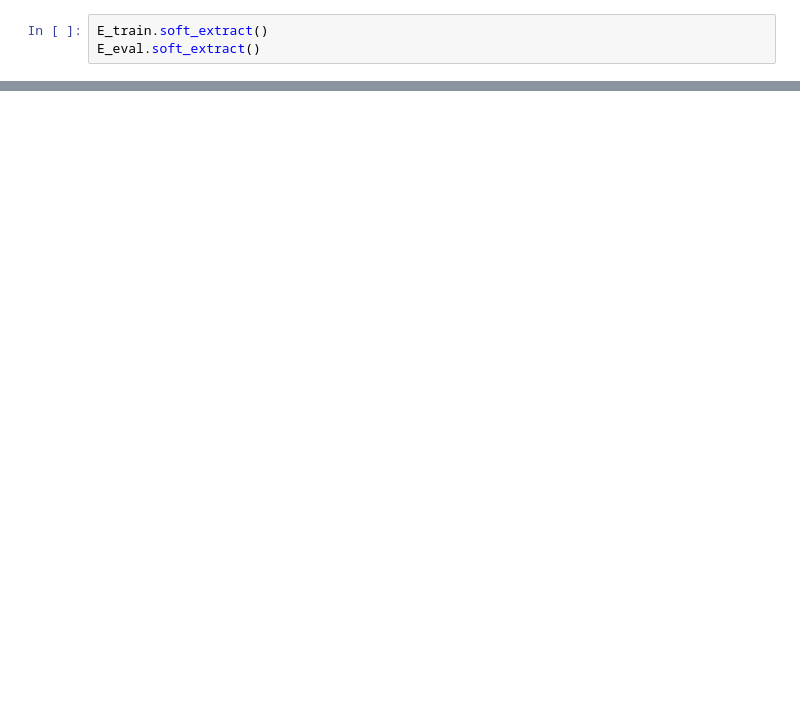
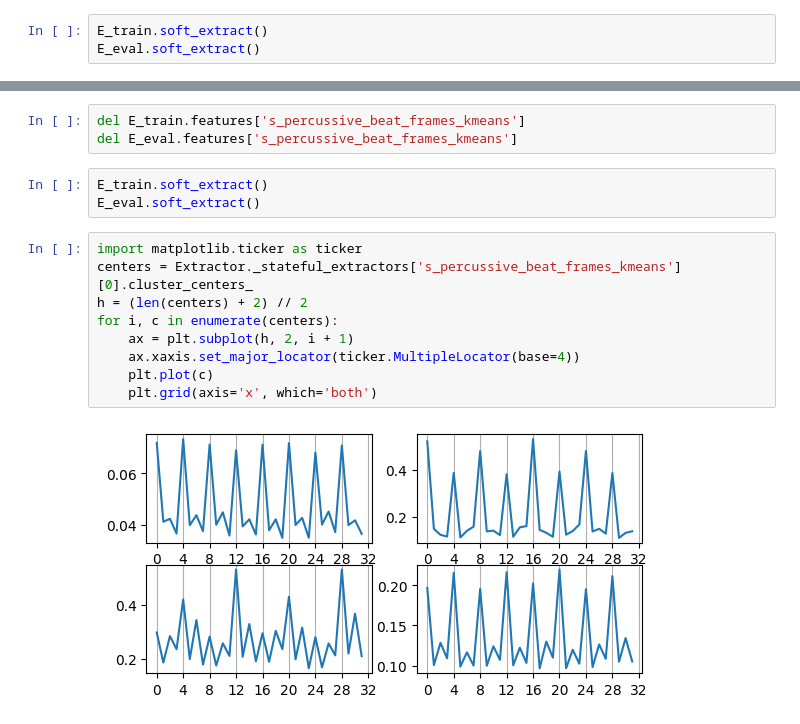
Before and after one commit to dmitrysluch/ariel-tds-music-genre, a Jupyter notebook: genre_detenction_ext.ipynb, the cells around one changed output, grey strips where cells are left out. Drawn from its saved outputs; the diff is of its cells as text; blank space fills up the shorter version.

```diff
--- a/genre_detenction_ext.ipynb
+++ b/genre_detenction_ext.ipynb
@@ -1668,0 +914,17 @@ plt.pcolor(Extractor._stateful_extractors['percussive_beat_frames_svd'][0].compo
+# %%
+del E_train.features['s_percussive_beat_frames_kmeans']
+del E_eval.features['s_percussive_beat_frames_kmeans']
+# %%
+E_train.soft_extract()
+E_eval.soft_extract()
+# %%
+import matplotlib.ticker as ticker
+centers = Extractor._stateful_extractors['s_percussive_beat_frames_kmeans'][0].cluster_centers_
+h = (len(centers) + 2) // 2
+for i, c in enumerate(centers):
+    ax = plt.subplot(h, 2, i + 1)
+    ax.xaxis.set_major_locator(ticker.MultipleLocator(base=4))
+    plt.plot(c)
+    plt.grid(axis='x', which='both')
+# %% [output]
+[figure, added]
```
Also changed, not shown: parts of 57 cells of this notebook, 1 other file.
